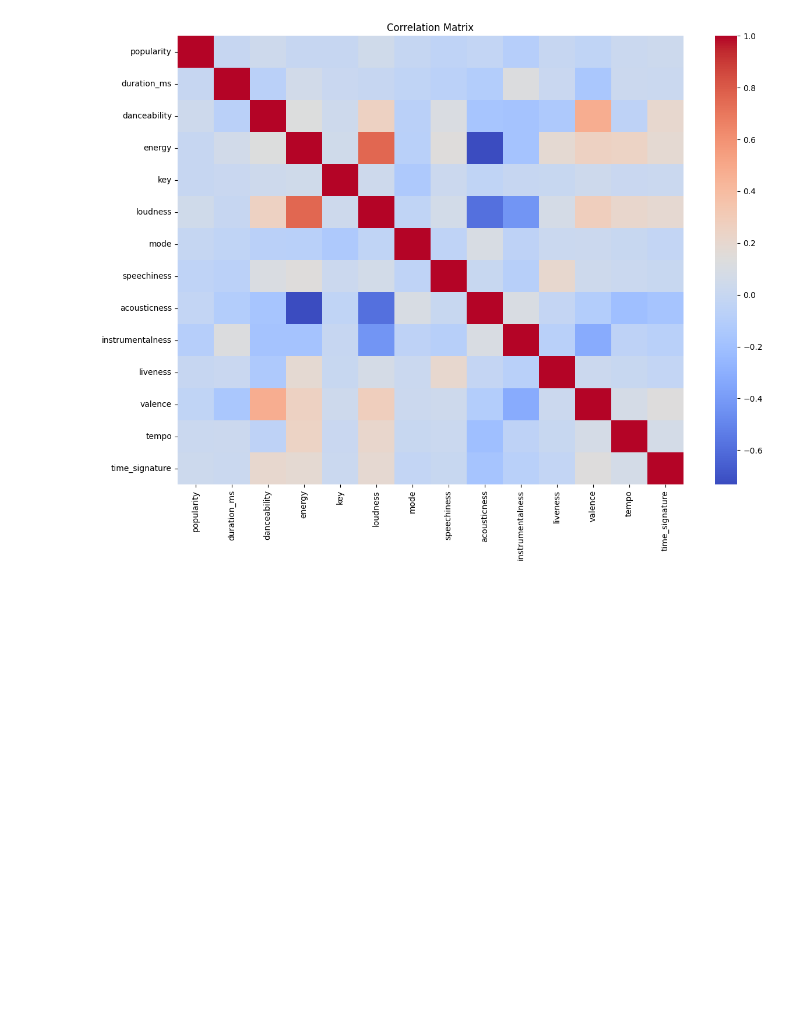
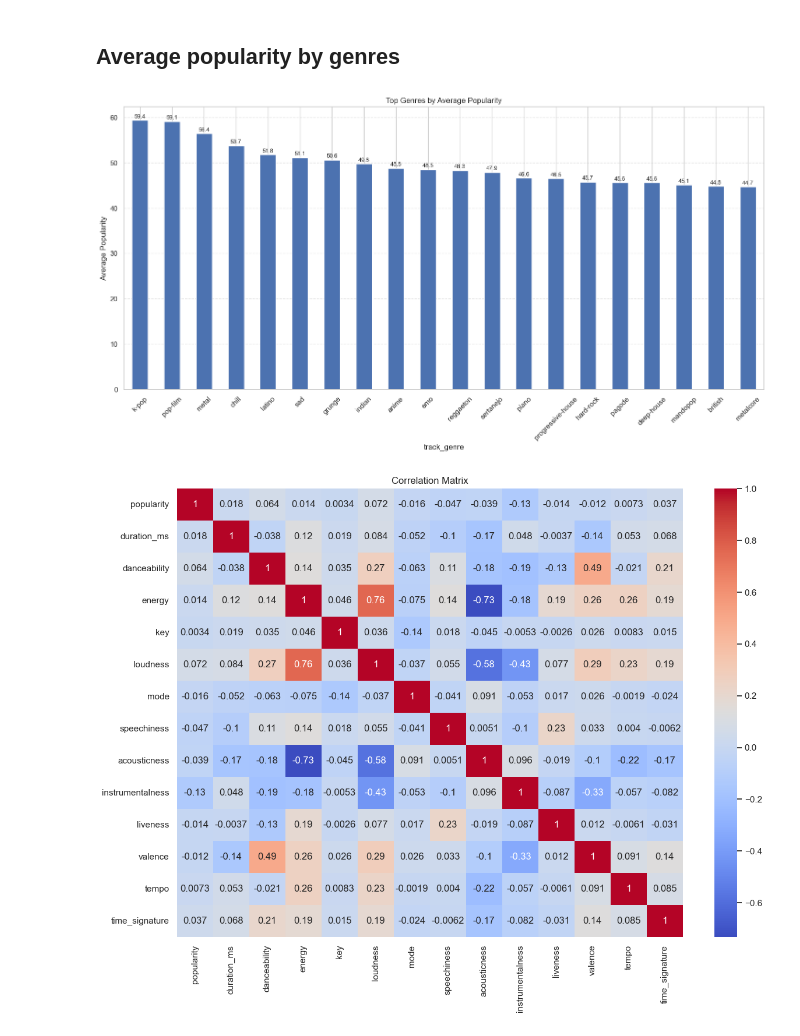
Before and after one commit to diplomadoequipo908-a11y/Proyecto-modulo-5, a Jupyter notebook: spotify_analysis.ipynb, the cells around one changed output. Saved outputs shown, nothing was run; the diff lists cells and outputs as text; code cells hidden in the pictures; blank space fills up the shorter version.

```diff
--- a/spotify_analysis.ipynb
+++ b/spotify_analysis.ipynb
@@ -72,8 +205,40 @@ plt.show()
+# %% [markdown]
+## Average popularity by genres
+# %%
+genre_popularity = (
+    df.groupby('track_genre')['popularity']
+    .mean()
+    .sort_values(ascending=False)
+)
+
+top_20 = genre_popularity.head(20)
+
+plt.figure(figsize=(18,8))
+ax = top_20.plot(kind='bar')
+for i, v in enumerate(top_20.values):
+    ax.text(
+        i,
+        v + 0.5,
+        f'{v:.1f}',
+        ha='center',
+        fontsize=9
+    )
+plt.title("Top Genres by Average Popularity")
+plt.ylabel("Average Popularity")
+plt.xticks(rotation=45)
+plt.grid(
+    axis='y',
+    linestyle='--',
+    alpha=0.5
+)
+plt.show()
+# %% [output]
+[figure, added]
 # %%
 numeric_df = df.select_dtypes(include=np.number)
 plt.figure(figsize=(14,10))
-sns.heatmap(numeric_df.corr(), cmap='coolwarm', annot=False)
+sns.heatmap(numeric_df.corr(), cmap='coolwarm', annot=True)
 plt.title('Correlation Matrix')
 plt.show()
 # %% [output]
-[figure, old version]
+[figure, new version]
```
Also changed, not shown: parts of 27 cells of this notebook.
